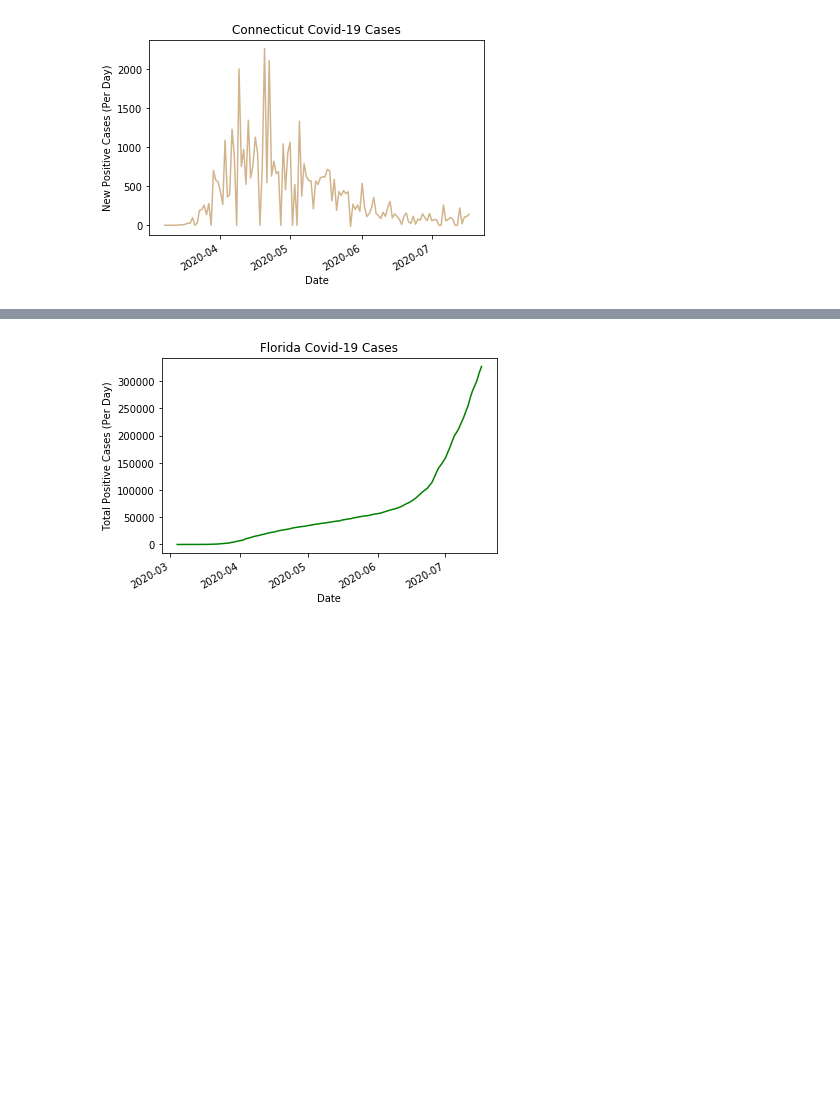
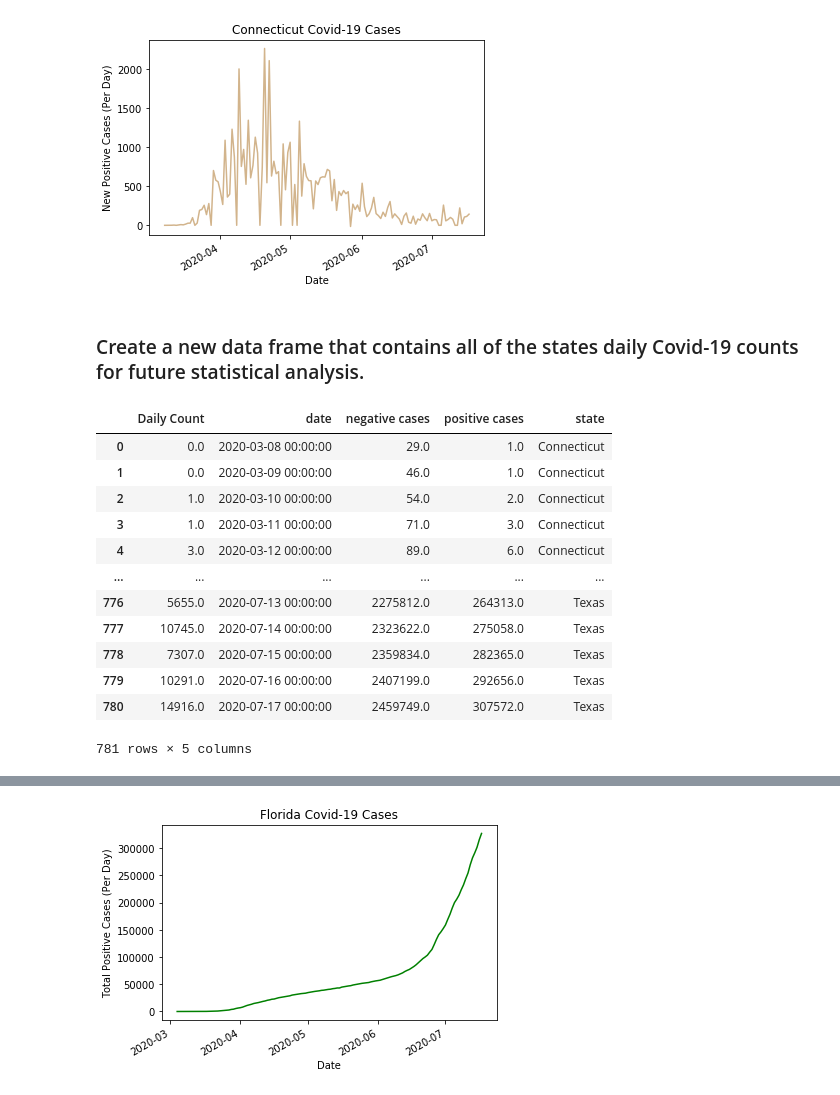
Before and after one commit to Emily-Keymon/Group-Project, a Jupyter notebook: Covid-19 Analysis and Visualizations.ipynb, the cells around one changed output, grey strips where cells are left out. Saved outputs shown, nothing was run; the diff lists cells and outputs as text; code cells hidden in the pictures; blank space fills up the shorter version.

```diff
--- a/Covid-19 Analysis and Visualizations.ipynb
+++ b/Covid-19 Analysis and Visualizations.ipynb
@@ -656,3 +707,36 @@ plt.savefig('output_data/ConnecticutDailyCount.png')
 plt.show()
 # %% [output]
 [figure]
+# %% [markdown]
+### Create a new data frame that contains all of the states daily Covid-19 counts for future statistical analysis.
+# %%
+# Group each states daily count data frames into a list
+dfs = [floridacount, georgiacount, texascount, newyorkcount, newjerseycount, connecticutcount]
+# %%
+# Create an empty data frame with all columns and rows
+cols, rows = [], []
+for df_i in dfs:
+    cols = cols + df_i.columns.tolist()
+    rows = rows + df_i.index.tolist()
+cols = np.unique(cols)
+rows = np.unique(rows)
+df = pd.DataFrame(data=np.NaN, columns=cols, index=rows)
+
+# Fill the data frame
+for df_i in dfs:
+    df.loc[df_i.index, df_i.columns] = df_i.values
+df
+# %% [output]
+|  | Daily Count | date | negative cases | positive cases | state |
+| 0 | 0.0 | 2020-03-08 00:00:00 | 29.0 | 1.0 | Connecticut |
+| 1 | 0.0 | 2020-03-09 00:00:00 | 46.0 | 1.0 | Connecticut |
+| 2 | 1.0 | 2020-03-10 00:00:00 | 54.0 | 2.0 | Connecticut |
+| 3 | 1.0 | 2020-03-11 00:00:00 | 71.0 | 3.0 | Connecticut |
+| 4 | 3.0 | 2020-03-12 00:00:00 | 89.0 | 6.0 | Connecticut |
+| ... | ... | ... | ... | ... | ... |
+| 776 | 5655.0 | 2020-07-13 00:00:00 | 2275812.0 | 264313.0 | Texas |
+| 777 | 10745.0 | 2020-07-14 00:00:00 | 2323622.0 | 275058.0 | Texas |
+| 778 | 7307.0 | 2020-07-15 00:00:00 | 2359834.0 | 282365.0 | Texas |
+| 779 | 10291.0 | 2020-07-16 00:00:00 | 2407199.0 | 292656.0 | Texas |
+| 780 | 14916.0 | 2020-07-17 00:00:00 | 2459749.0 | 307572.0 | Texas |
+781 rows × 5 columns
```
Also changed, not shown: parts of 15 cells of this notebook, 7 other files.
